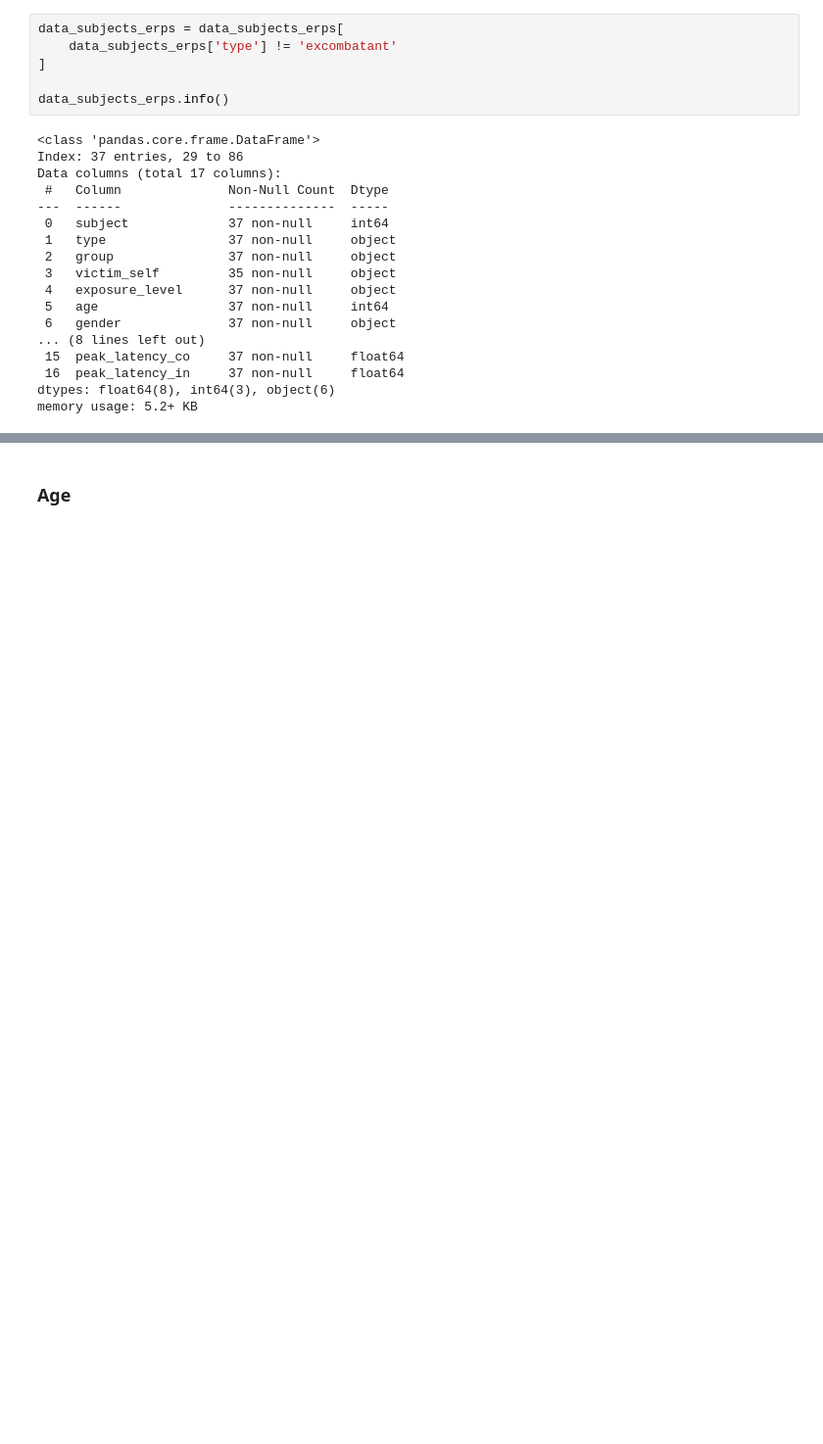
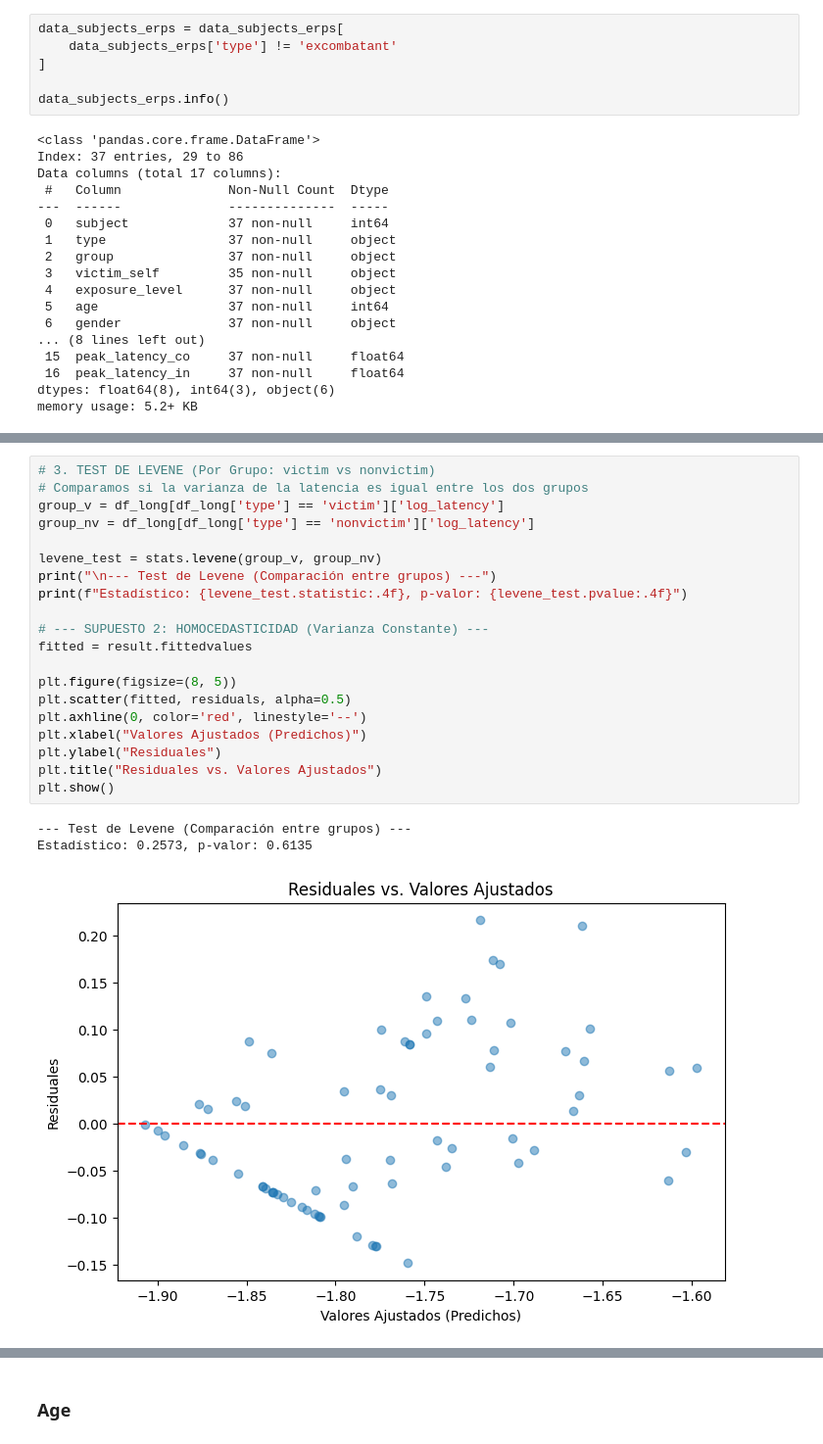
Before and after one commit to jhquiza/iat-eeg, a Jupyter notebook: erp/pruebas-hipotesis.ipynb, the cells around one changed output, grey strips where cells are left out. Shown at 98% size. Cells and saved outputs as stored; diff of their text form; blank space fills up the shorter version.

```diff
--- a/erp/pruebas-hipotesis.ipynb
+++ b/erp/pruebas-hipotesis.ipynb
@@ -261,0 +138,24 @@ memory usage: 5.2+ KB
+# %%
+# 3. TEST DE LEVENE (Por Grupo: victim vs nonvictim)
+# Comparamos si la varianza de la latencia es igual entre los dos grupos
+group_v = df_long[df_long['type'] == 'victim']['log_latency']
+group_nv = df_long[df_long['type'] == 'nonvictim']['log_latency']
+
+levene_test = stats.levene(group_v, group_nv)
+print("\n--- Test de Levene (Comparación entre grupos) ---")
+print(f"Estadístico: {levene_test.statistic:.4f}, p-valor: {levene_test.pvalue:.4f}")
+
+# --- SUPUESTO 2: HOMOCEDASTICIDAD (Varianza Constante) ---
+fitted = result.fittedvalues
+
+plt.figure(figsize=(8, 5))
+plt.scatter(fitted, residuals, alpha=0.5)
+plt.axhline(0, color='red', linestyle='--')
+plt.xlabel("Valores Ajustados (Predichos)")
+plt.ylabel("Residuales")
+plt.title("Residuales vs. Valores Ajustados")
+plt.show()
+# %% [output]
+--- Test de Levene (Comparación entre grupos) ---
+Estadístico: 0.2573, p-valor: 0.6135
+[figure, added]
```
Also changed, not shown: parts of 34 cells of this notebook, 1 other file.
